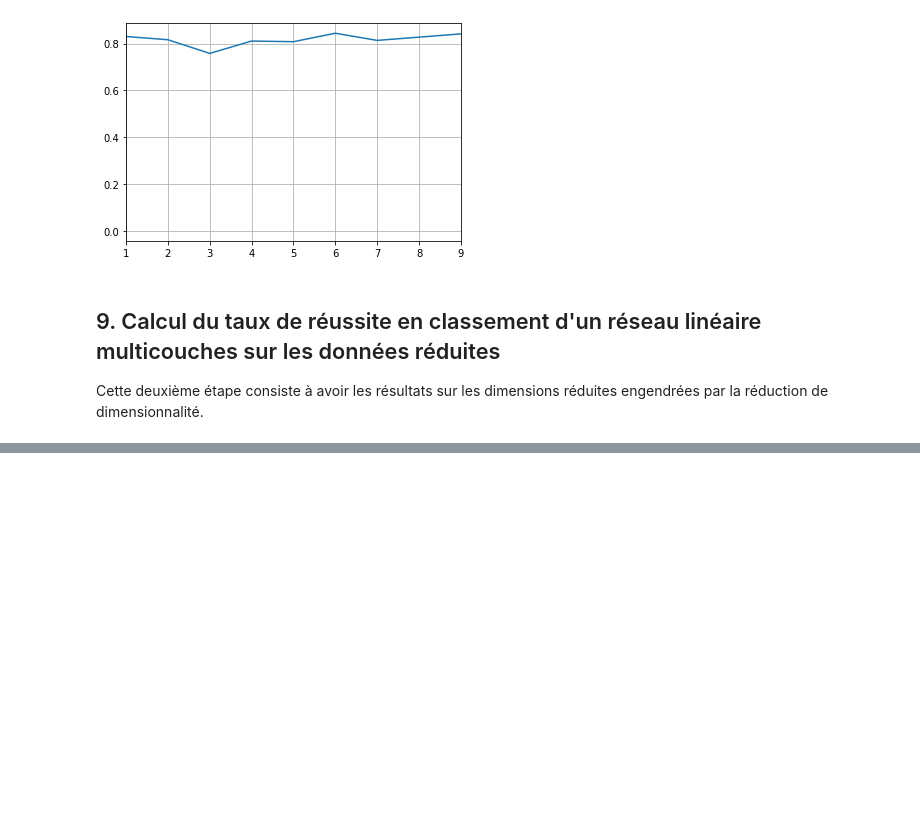
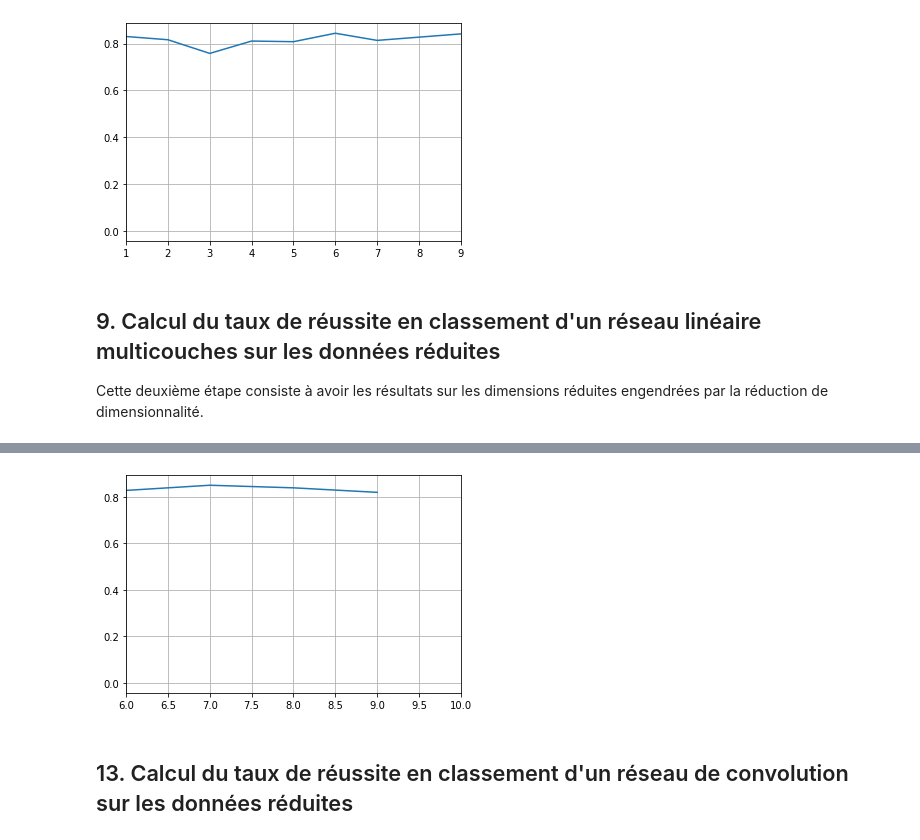
Before and after one commit to benjaminMatteJean/Projet4101, a Jupyter notebook: Deep_learning_for_classification.ipynb, the cells around one changed output, grey strips where cells are left out. Drawn from its saved outputs; the diff is of its cells as text; code cells hidden in the pictures; blank space fills up the shorter version.

```diff
--- a/Deep_learning_for_classification.ipynb
+++ b/Deep_learning_for_classification.ipynb
@@ -370 +371,43 @@ Tenir compte du fait que l'on n'a pas beaucoup de données considérant le nombr
+# %%
+class RAMQNetConvolution(nn.Module):
+    """
+    Cette classe définit un réseau par convolution permettant de classifier des données de la RAMQ
+    """
+
+    def __init__(self, numberOfFilters):
+        super().__init__()
+
+        self.numberOfFilters = numberOfFilters
+
+        self.C1 = nn.Conv1d(1, 32, kernel_size=251, stride=2, padding=125, bias=False)
+        self.B1 = nn.BatchNorm1d(32)
+        self.C2 = nn.Conv1d(32, 64, kernel_size=175, stride=2, padding=87, bias=False)
+
+        self.B = nn.BatchNorm1d(64)
+
+        self.C = nn.Conv1d(64, 64, kernel_size=175, stride=2, padding=87, bias=False)
+
+        self.activation = nn.ELU()
+        self.F1 = nn.Linear(64, 1)
+        self.output = nn.Sigmoid()
+
+    def forward(self, x):
+        # Sélectionne la taille batch à l'entrée
+        batch_size = x.shape[0]
+
+        x = self.activation(self.B1(self.C1(x)))
+        x = self.activation(self.B(self.C2(x)))
+
+        for i in range(self.numberOfFilters):
+            x = self.activation(self.B(self.C(x)))
+
+        # Fait un average pooling sur les caractéristiques
+        # de chaque filtre
+        x = x.view(batch_size, 64, -1).mean(dim=2)
+
+        # Couche lineaire et sigmoide
+        x = self.F1(x)
+        x = self.output(x)
+
+        return x
 # %% [markdown]
@@ -374,0 +540,3 @@ Cette méthode n'a besoin, en entrées, que des jeux d'entraînement et de test
+# %%
+compute_convolution_results(X_train, X_test)
+# %% [output]
@@ -374,0 +560,3 @@ Cette méthode n'a besoin, en entrées, que des jeux d'entraînement et de test
+[figure, added]
+# %% [markdown]
+## 13. Calcul du taux de réussite en classement d'un réseau de convolution sur les données réduites
```
Also changed, not shown: parts of 13 cells of this notebook.
